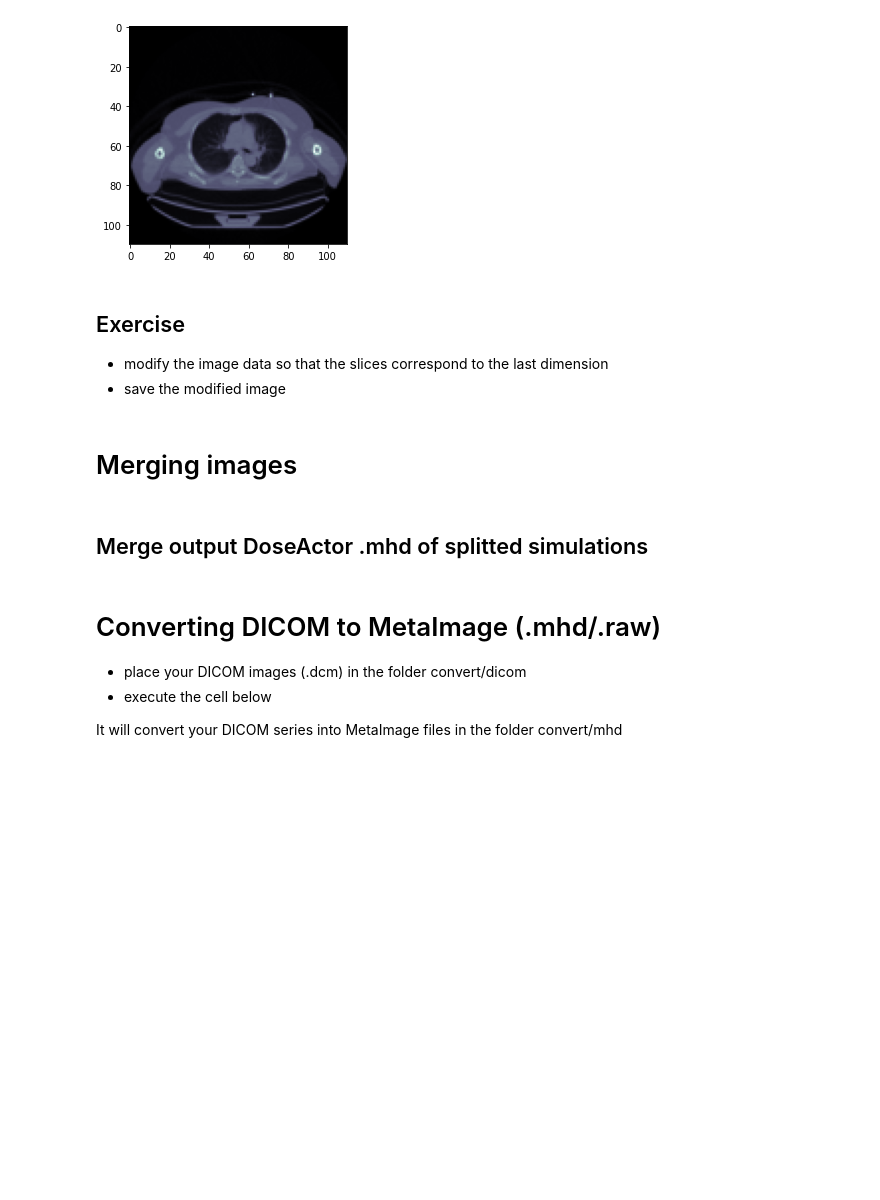
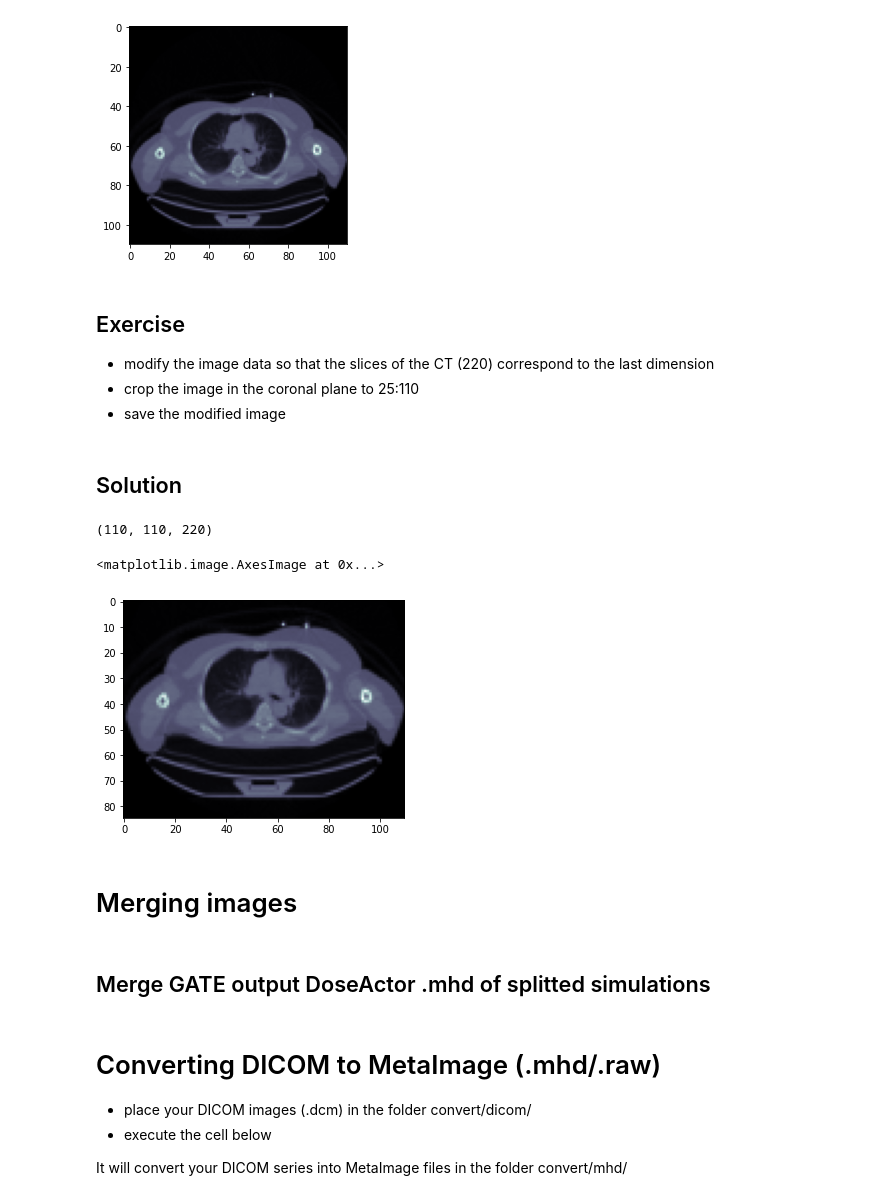
Before and after one commit to MCvin/Python_Gate, a Jupyter notebook: image_manipulation/image_manipulation.ipynb, the cells around one changed output. Cells and saved outputs as stored; diff of their text form; code cells hidden in the pictures; blank space fills up the shorter version.

```diff
--- a/image_manipulation/image_manipulation.ipynb
+++ b/image_manipulation/image_manipulation.ipynb
@@ -83,8 +94,21 @@ plt.imshow(image[140,:,:], cmap=plt.cm.bone)
 [figure]
 # %% [markdown]
 ## Exercise
-* modify the image data so that the slices correspond to the last dimension
+* modify the image data so that the slices of the CT (220) correspond to the last dimension
+* crop the image in the coronal plane to 25:110
 * save the modified image
 # %%
 # complete here ...
+# %% [markdown]
+## Solution
+# %%
+new_image = image.transpose(1, 2, 0)
+print(new_image.shape)
+
+new_image = new_image[25:,:,:]
+plt.imshow(new_image[:,:,140], cmap=plt.cm.bone)
+# %% [output]
+(110, 110, 220)
+<matplotlib.image.AxesImage at 0x...>
+[figure, added]
 # %%
@@ -95,7 +118,7 @@ plt.imshow(image[140,:,:], cmap=plt.cm.bone)
 # %% [markdown]
 # Merging images
 # %% [markdown]
-## Merge output DoseActor .mhd of splitted simulations
+## Merge GATE output DoseActor .mhd of splitted simulations
 # %%
 import SimpleITK as sitk
 from glob import glob
@@ -128,10 +151,10 @@ print ('Dimension : ' , itkimage_merged.GetSize())
 print ('Pixels Size :' , itkimage_merged.GetSpacing())
 # %% [markdown]
 # Converting DICOM to MetaImage (.mhd/.raw)
-* place your DICOM images (.dcm) in the folder convert/dicom
+* place your DICOM images (.dcm) in the folder convert/dicom/
 * execute the cell below
 
-It will convert your DICOM series into MetaImage files in the folder convert/mhd
+It will convert your DICOM series into MetaImage files in the folder convert/mhd/
 # %%
 import SimpleITK as sitk
 
```
Also changed, not shown: parts of 7 cells of this notebook, 2 other files.
